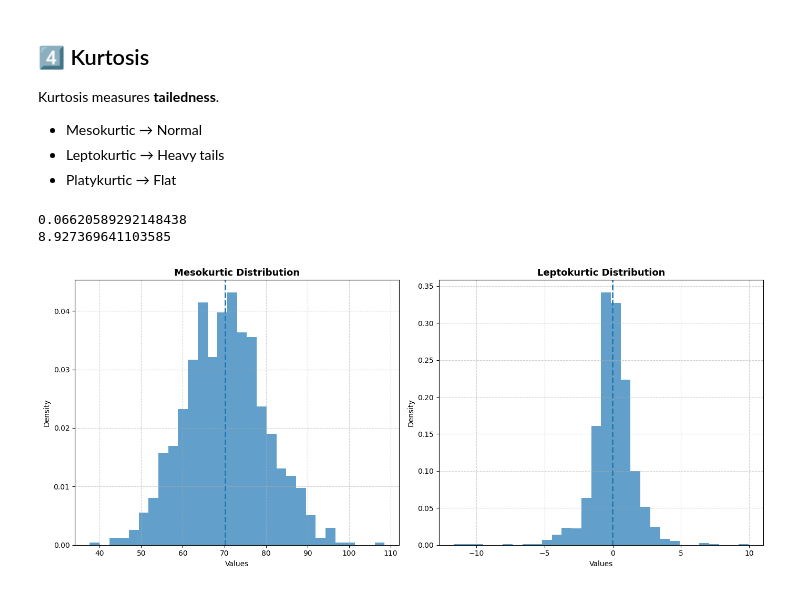
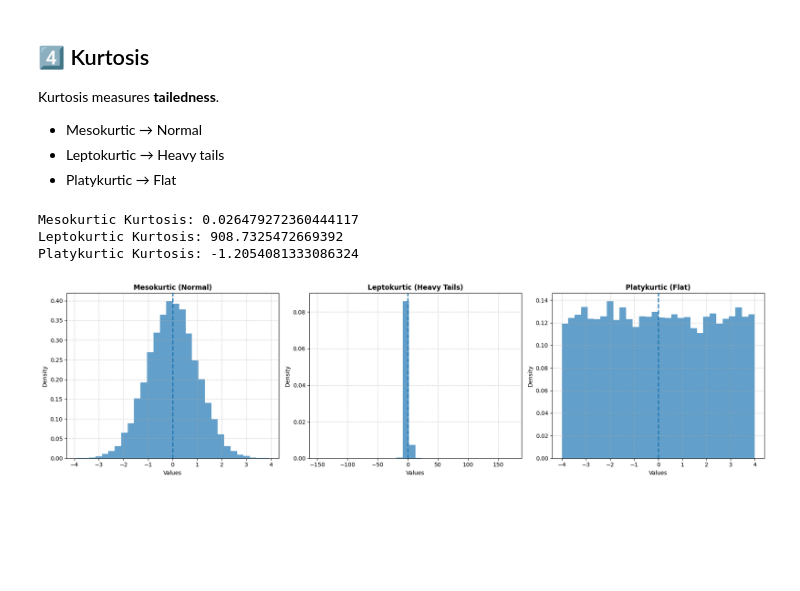
Before and after one commit to isamaliya16/Mathematics_Advanced_Statistics, a Jupyter notebook: Day 3_Normal_Distribution_Skewness_Kurtosis/day_3_practice.ipynb, the cells around one changed output. Saved outputs shown, nothing was run; the diff lists cells and outputs as text; code cells hidden in the pictures; blank space fills up the shorter version.

```diff
--- a/Day 3_Normal_Distribution_Skewness_Kurtosis/day_3_practice.ipynb
+++ b/Day 3_Normal_Distribution_Skewness_Kurtosis/day_3_practice.ipynb
@@ -120,41 +328,58 @@ Kurtosis measures **tailedness**.
 - Leptokurtic → Heavy tails
 - Platykurtic → Flat
 # %%
-
 from scipy.stats import kurtosis
 
-heavy_tail = np.random.standard_t(df=3, size=1000)
+np.random.seed(42)
 
-print(kurtosis(normal_data))
-print(kurtosis(heavy_tail))
+# Mesokurtic (Normal Distribution)
+normal_data = np.random.normal(loc=0, scale=1, size=10000)
+
+# Leptokurtic (Heavy tails) – Student's t distribution
+heavy_tail = np.random.standard_t(df=2, size=10000)
+
+# Platykurtic (Flat distribution) – Uniform distribution
+flat_data = np.random.uniform(low=-4, high=4, size=10000)
+
+
+print("Mesokurtic Kurtosis:", kurtosis(normal_data))
+print("Leptokurtic Kurtosis:", kurtosis(heavy_tail))
+print("Platykurtic Kurtosis:", kurtosis(flat_data))
 # %% [output]
-0.06620589292148438
-8.927369641103585
+Mesokurtic Kurtosis: 0.026479272360444117
+Leptokurtic Kurtosis: 908.7325472669392
+Platykurtic Kurtosis: -1.2054081333086324
 # %%
-import matplotlib.pyplot as plt
-import numpy as np
-
-plt.figure(figsize=(14, 6))
+plt.figure(figsize=(18, 5))
 
 # ---------------- Mesokurtic ----------------
-plt.subplot(1, 2, 1)
+plt.subplot(1, 3, 1)
 plt.hist(normal_data, bins=30, density=True, alpha=0.7)
 plt.axvline(np.mean(normal_data), linestyle='--', linewidth=2)
-plt.title("Mesokurtic Distribution", fontsize=13, fontweight="bold")
+plt.title("Mesokurtic (Normal)", fontweight="bold")
 plt.xlabel("Values")
 plt.ylabel("Density")
 plt.grid(True, linestyle="--", alpha=0.6)
 
 # ---------------- Leptokurtic ----------------
-plt.subplot(1, 2, 2)
+plt.subplot(1, 3, 2)
 plt.hist(heavy_tail, bins=30, density=True, alpha=0.7)
 plt.axvline(np.mean(heavy_tail), linestyle='--', linewidth=2)
-plt.title("Leptokurtic Distribution", fontsize=13, fontweight="bold")
+plt.title("Leptokurtic (Heavy Tails)", fontweight="bold")
+plt.xlabel("Values")
+plt.ylabel("Density")
+plt.grid(True, linestyle="--", alpha=0.6)
+
+# ---------------- Platykurtic ----------------
+plt.subplot(1, 3, 3)
+plt.hist(flat_data, bins=30, density=True, alpha=0.7)
+plt.axvline(np.mean(flat_data), linestyle='--', linewidth=2)
+plt.title("Platykurtic (Flat)", fontweight="bold")
 plt.xlabel("Values")
 plt.ylabel("Density")
 plt.grid(True, linestyle="--", alpha=0.6)
 
 plt.tight_layout()
 plt.show()
 # %% [output]
-[figure, old version]
+[figure, new version]
```
Also changed, not shown: parts of 5 cells of this notebook.
